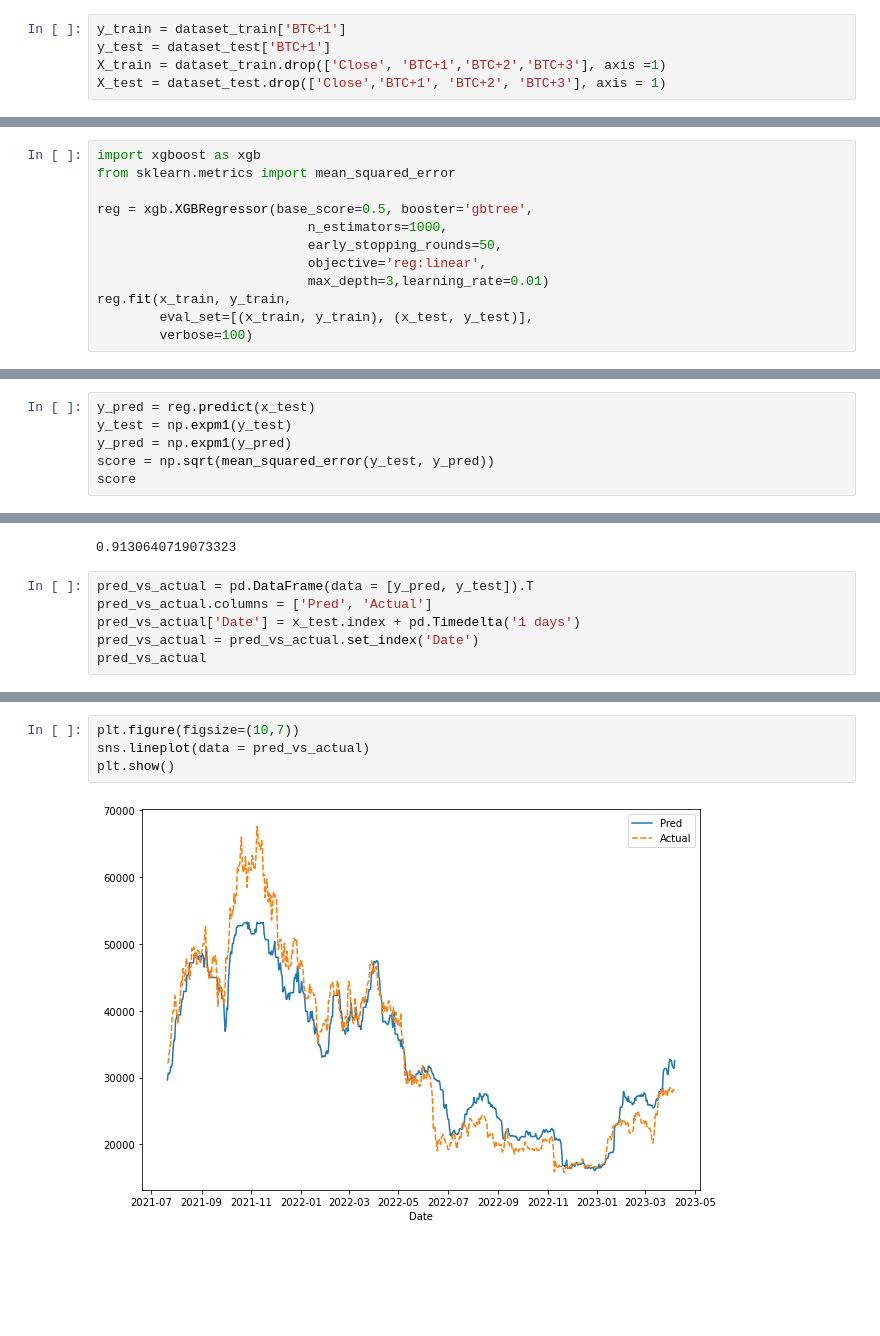
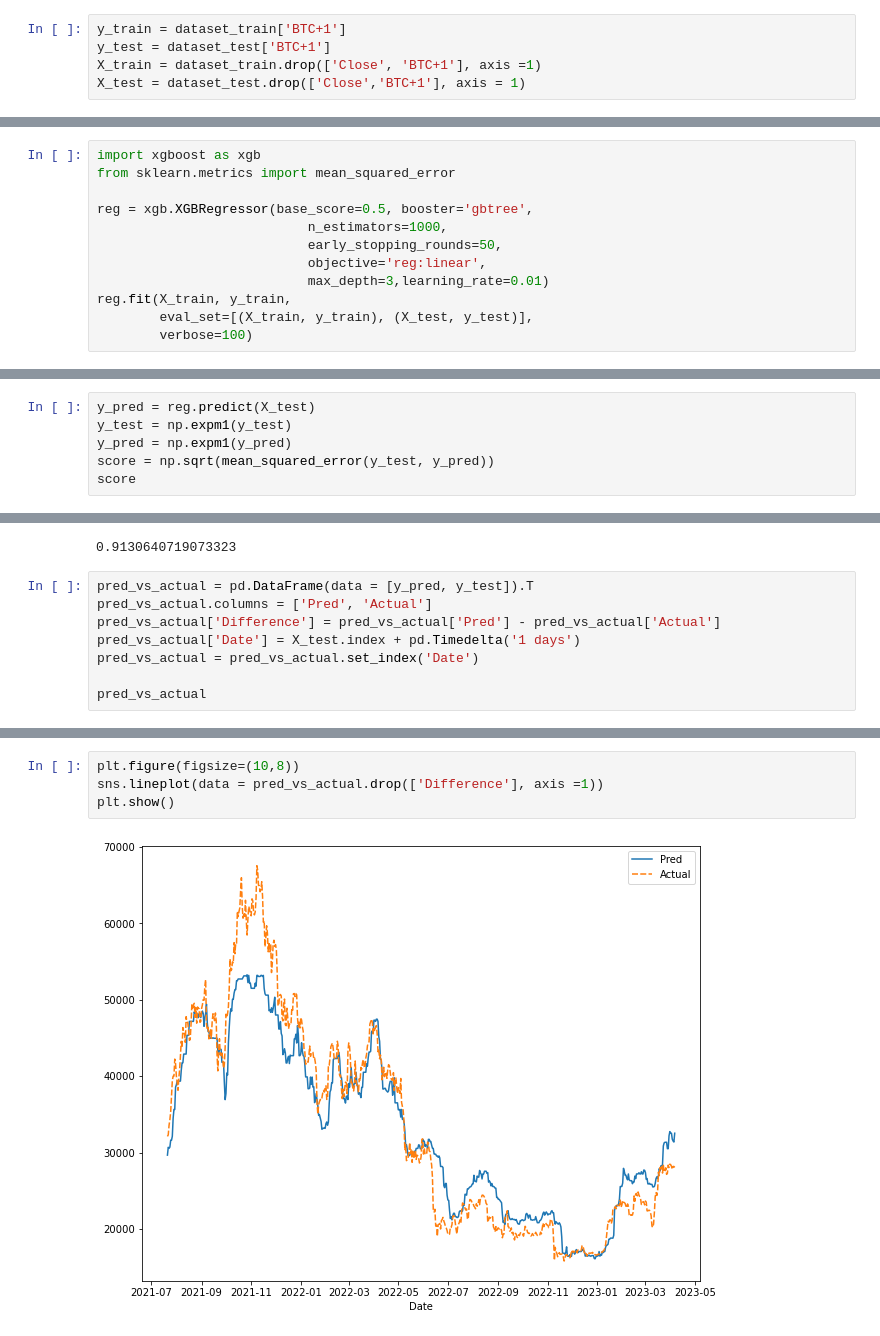
Before and after one commit to MichalJaros/BitcoinPricePrediction, a Jupyter notebook: Bitcoin.ipynb, the cells around one changed output, grey strips where cells are left out. Saved outputs shown, nothing was run; the diff lists cells and outputs as text; blank space fills up the shorter version.

```diff
--- a/Bitcoin.ipynb
+++ b/Bitcoin.ipynb
@@ -238,8 +207,8 @@ plt.show()
 # %%
 y_train = dataset_train['BTC+1']
 y_test = dataset_test['BTC+1']
-X_train = dataset_train.drop(['Close', 'BTC+1','BTC+2','BTC+3'], axis =1)
-X_test = dataset_test.drop(['Close','BTC+1', 'BTC+2', 'BTC+3'], axis = 1)
+X_train = dataset_train.drop(['Close', 'BTC+1'], axis =1)
+X_test = dataset_test.drop(['Close','BTC+1'], axis = 1)
 # %%
 dataset.head()
 # %% [output]
@@ -268,7 +230,7 @@ reg = xgb.XGBRegressor(base_score=0.5, booster='gbtree',
                            early_stopping_rounds=50,
                            objective='reg:linear',
                            max_depth=3,learning_rate=0.01)
-reg.fit(x_train, y_train,
-        eval_set=[(x_train, y_train), (x_test, y_test)],
+reg.fit(X_train, y_train,
+        eval_set=[(X_train, y_train), (X_test, y_test)],
         verbose=100)
 # %% [output]
@@ -292,7 +254,7 @@ XGBRegressor(base_score=0.5, booster='gbtree', callbacks=None,
              n_estimators=1000, n_jobs=None, num_parallel_tree=None,
              objective='reg:linear', predictor=None, ...)
 # %%
-y_pred = reg.predict(x_test)
+y_pred = reg.predict(X_test)
 y_test = np.expm1(y_test)
 y_pred = np.expm1(y_pred)
 score = np.sqrt(mean_squared_error(y_test, y_pred))
@@ -307,7 +269,9 @@ r2_score(y_test,y_pred)
 # %%
 pred_vs_actual = pd.DataFrame(data = [y_pred, y_test]).T
 pred_vs_actual.columns = ['Pred', 'Actual']
-pred_vs_actual['Date'] = x_test.index + pd.Timedelta('1 days')
+pred_vs_actual['Difference'] = pred_vs_actual['Pred'] - pred_vs_actual['Actual']
+pred_vs_actual['Date'] = X_test.index + pd.Timedelta('1 days')
 pred_vs_actual = pred_vs_actual.set_index('Date')
+
 pred_vs_actual
 # %% [output]
@@ -328,6 +292,6 @@ pred_vs_actual
 # %%
-plt.figure(figsize=(10,7))
-sns.lineplot(data = pred_vs_actual)
+plt.figure(figsize=(10,8))
+sns.lineplot(data = pred_vs_actual.drop(['Difference'], axis =1))
 plt.show()
 # %% [output]
-[figure, old version]
+[figure, new version]
```
Also changed, not shown: parts of 15 cells of this notebook.
